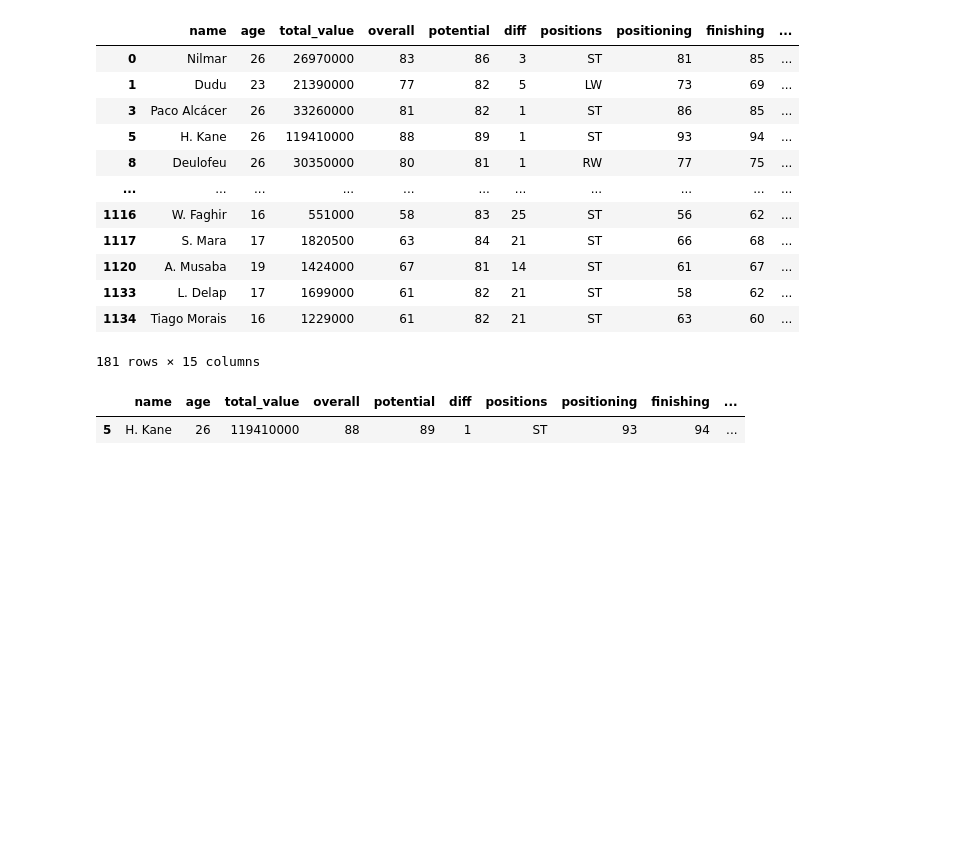
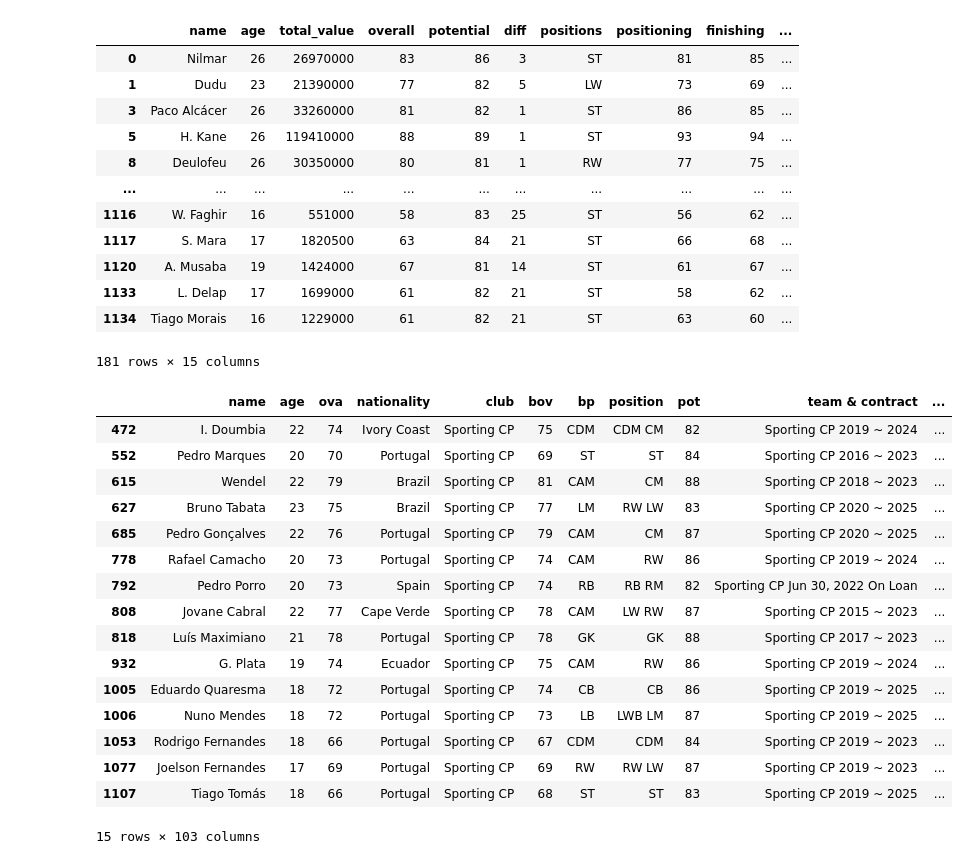
Before and after one commit to MiguelSaraiva/data_Fifa_MoneyBall, a Jupyter notebook: FIFA_MoneyBall.ipynb, the cells around one changed output. Saved outputs shown, nothing was run; the diff lists cells and outputs as text; code cells hidden in the pictures; blank space fills up the shorter version.

```diff
--- a/FIFA_MoneyBall.ipynb
+++ b/FIFA_MoneyBall.ipynb
@@ -299,8 +300,23 @@ See the caveats in the documentation: https://pandas.pydata.org/pandas-docs/stab
 | 1133 | L. Delap | 17 | 1699000 | 61 | 82 | 21 | ST | 58 | 62 | ... |
 | 1134 | Tiago Morais | 16 | 1229000 | 61 | 82 | 21 | ST | 63 | 60 | ... |
 181 rows × 15 columns
-# %%
-data_st[data_st['name'] == 'H. Kane']
-# %% [output]
-|  | name | age | total_value | overall | potential | diff | positions | positioning | finishing | ... |
-| 5 | H. Kane | 26 | 119410000 | 88 | 89 | 1 | ST | 93 | 94 | ... |
+# %%
+file[file['club'] == 'Sporting CP']
+# %% [output]
+|  | name | age | ova | nationality | club | bov | bp | position | pot | team & contract | ... |
+| 472 | I. Doumbia | 22 | 74 | Ivory Coast | Sporting CP | 75 | CDM | CDM CM | 82 | Sporting CP 2019 ~ 2024 | ... |
+| 552 | Pedro Marques | 20 | 70 | Portugal | Sporting CP | 69 | ST | ST | 84 | Sporting CP 2016 ~ 2023 | ... |
+| 615 | Wendel | 22 | 79 | Brazil | Sporting CP | 81 | CAM | CM | 88 | Sporting CP 2018 ~ 2023 | ... |
+| 627 | Bruno Tabata | 23 | 75 | Brazil | Sporting CP | 77 | LM | RW LW | 83 | Sporting CP 2020 ~ 2025 | ... |
+| 685 | Pedro Gonçalves | 22 | 76 | Portugal | Sporting CP | 79 | CAM | CM | 87 | Sporting CP 2020 ~ 2025 | ... |
+| 778 | Rafael Camacho | 20 | 73 | Portugal | Sporting CP | 74 | CAM | RW | 86 | Sporting CP 2019 ~ 2024 | ... |
+| 792 | Pedro Porro | 20 | 73 | Spain | Sporting CP | 74 | RB | RB RM | 82 | Sporting CP Jun 30, 2022 On Loan | ... |
+| 808 | Jovane Cabral | 22 | 77 | Cape Verde | Sporting CP | 78 | CAM | LW RW | 87 | Sporting CP 2015 ~ 2023 | ... |
+| 818 | Luís Maximiano | 21 | 78 | Portugal | Sporting CP | 78 | GK | GK | 88 | Sporting CP 2017 ~ 2023 | ... |
+| 932 | G. Plata | 19 | 74 | Ecuador | Sporting CP | 75 | CAM | RW | 86 | Sporting CP 2019 ~ 2024 | ... |
+| 1005 | Eduardo Quaresma | 18 | 72 | Portugal | Sporting CP | 74 | CB | CB | 86 | Sporting CP 2019 ~ 2025 | ... |
+| 1006 | Nuno Mendes | 18 | 72 | Portugal | Sporting CP | 73 | LB | LWB LM | 87 | Sporting CP 2019 ~ 2025 | ... |
+| 1053 | Rodrigo Fernandes | 18 | 66 | Portugal | Sporting CP | 67 | CDM | CDM | 84 | Sporting CP 2019 ~ 2023 | ... |
+| 1077 | Joelson Fernandes | 17 | 69 | Portugal | Sporting CP | 69 | RW | RW LW | 87 | Sporting CP 2019 ~ 2023 | ... |
+| 1107 | Tiago Tomás | 18 | 66 | Portugal | Sporting CP | 68 | ST | ST | 83 | Sporting CP 2019 ~ 2025 | ... |
+15 rows × 103 columns
```
Also changed, not shown: parts of 4 cells of this notebook.
